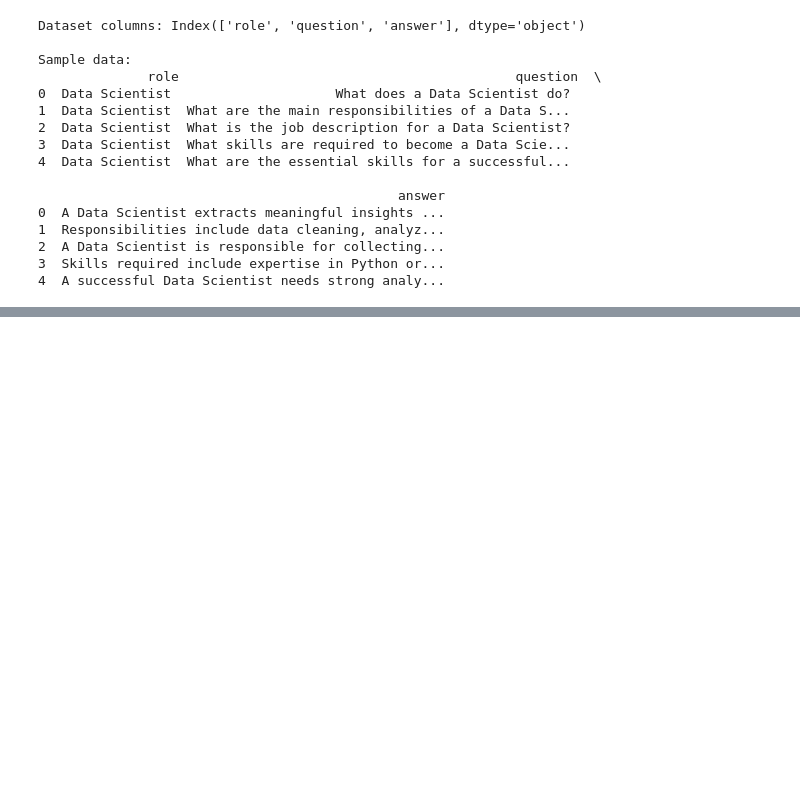
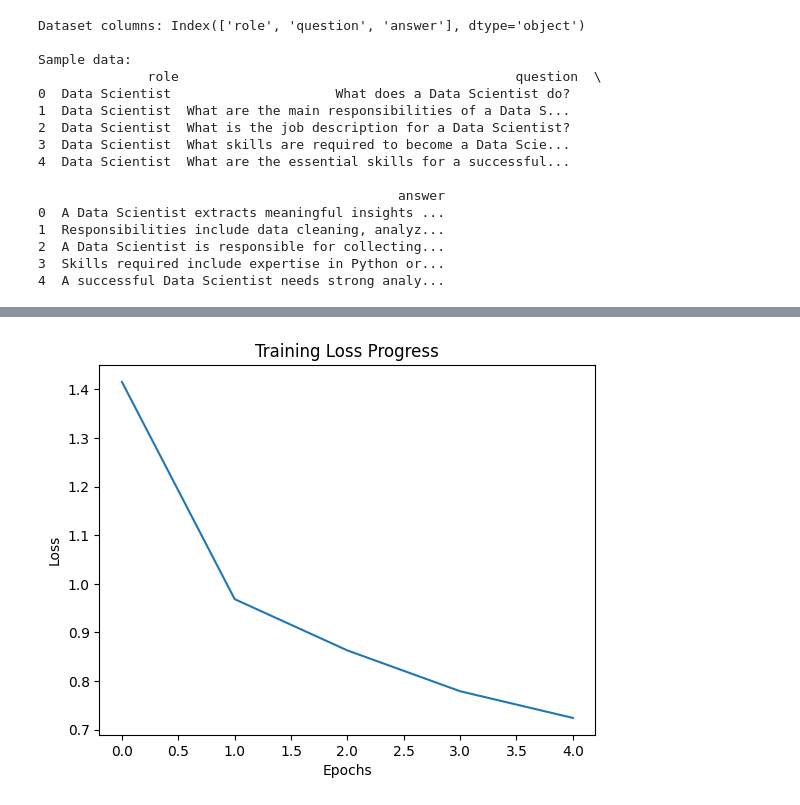
Before and after one commit to charite-uwatwembi/AI-Career-Mentor-for-Software-Engineering-ML-Students-ChatBot, a Jupyter notebook: career_chatbot_training.ipynb, the cells around one changed output, grey strips where cells are left out. Drawn from its saved outputs; the diff is of its cells as text; code cells hidden in the pictures; blank space fills up the shorter version.

```diff
--- a/career_chatbot_training.ipynb
+++ b/career_chatbot_training.ipynb
@@ -57,5 +62,14 @@ df = df[["question", "answer"]]
 df["input_text"] = "answer career question: " + df["question"]
 df["target_text"] = df["answer"]
 
+# Clean text
+def clean_text(text):
+    text = re.sub(r'\s+', ' ', text).strip()
+    text = re.sub(r'[^a-zA-Z0-9\?\.\!,;:-]+', ' ', text)
+    return text.lower()
+
+df['input_text'] = df['input_text'].apply(clean_text)
+df['target_text'] = df['target_text'].apply(clean_text)
+
 # Split data
-train_df, val_df = train_test_split(df, test_size=0.1, random_state=42)
+train_df, test_df = train_test_split(df, test_size=0.2, random_state=42)
@@ -187,0 +115,27 @@ OperatorNotAllowedInGraphError: in user code:
+# %%
+# Initialize model
+model = TFT5ForConditionalGeneration.from_pretrained('t5-small')
+
+# Hyperparameters
+optimizer = tf.keras.optimizers.Adam(learning_rate=3e-5)
+loss_history = []
+
+# Training loop
+num_epochs = 5
+for epoch in range(num_epochs):
+    epoch_loss = []
+    for batch in train_dataset:
+        with tf.GradientTape() as tape:
+            outputs = model(
+                input_ids=batch['input_ids'],
+                attention_mask=batch['attention_mask'],
+                labels=batch['labels']
+            )
+            loss = outputs.loss
+        gradients = tape.gradient(loss, model.trainable_variables)
+        optimizer.apply_gradients(zip(gradients, model.trainable_variables))
+        epoch_loss.append(loss.numpy())
+
+    avg_loss = np.mean(epoch_loss)
+    loss_history.append(avg_loss)
+    print(f"Epoch {epoch+1} - Loss: {avg_loss:.4f}")
@@ -187,0 +152,9 @@ OperatorNotAllowedInGraphError: in user code:
+# %%
+# Plot training loss
+plt.plot(loss_history)
+plt.title('Training Loss Progress')
+plt.xlabel('Epochs')
+plt.ylabel('Loss')
+plt.show()
+# %% [output]
+[figure, added]
```
Also changed, not shown: parts of 12 cells of this notebook, 1 other file.
